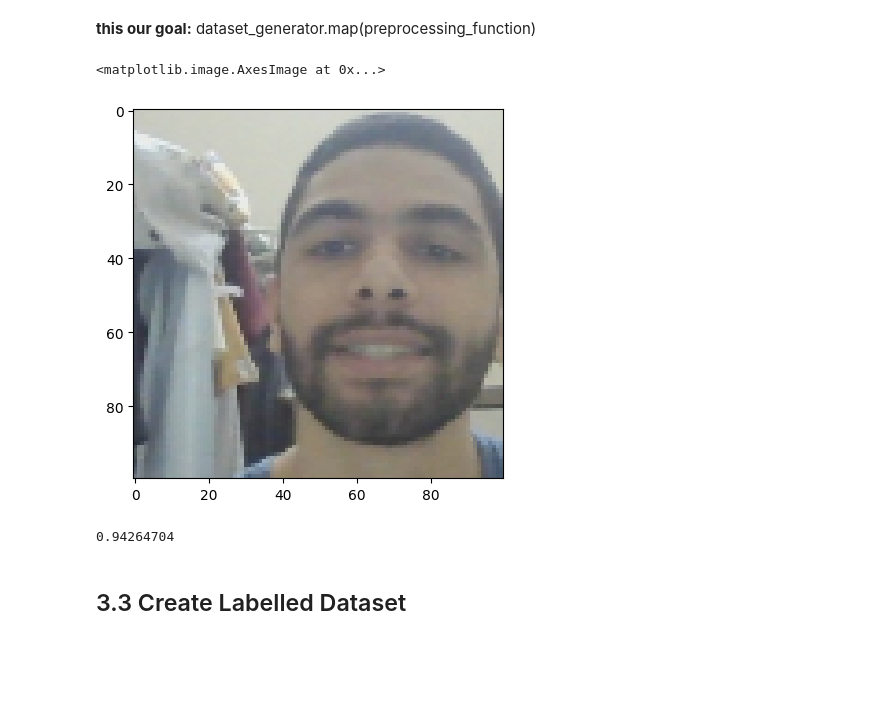
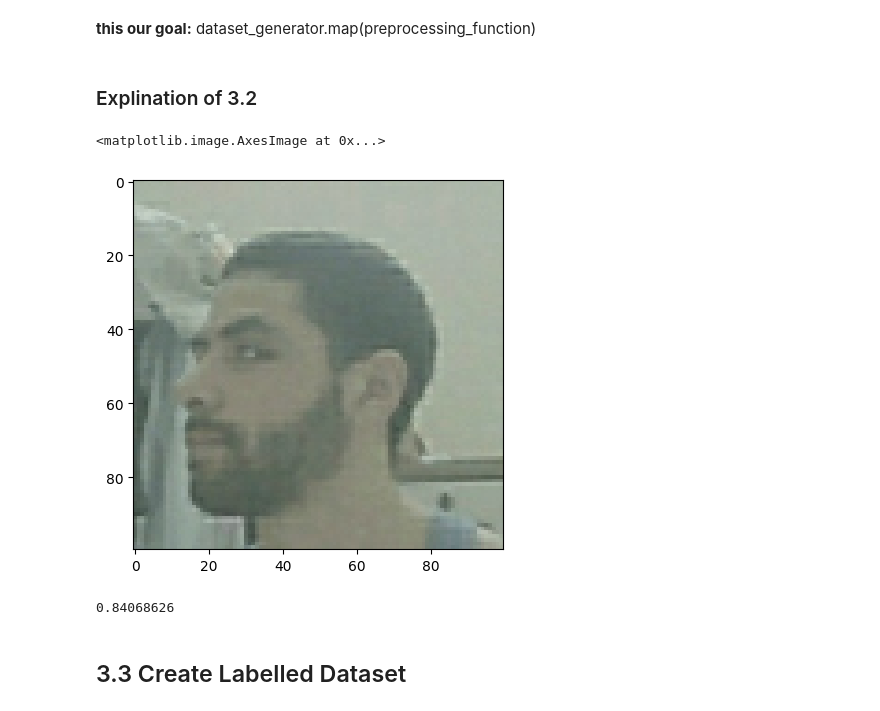
Before and after one commit to A7medAbdien/faceRec, a Jupyter notebook: faceRec.ipynb, the cells around one changed output. Drawn from its saved outputs; the diff is of its cells as text; code cells hidden in the pictures; blank space fills up the shorter version.

```diff
--- a/faceRec.ipynb
+++ b/faceRec.ipynb
@@ -253,16 +289,19 @@ def preprocess(file_path):
     # 2. Scale image to be between 0 and 1
     img /= 255.0
     return img
+# %% [markdown]
+### Explination of 3.2
 # %%
-img = preprocess('data\\anchoer\\677c2477-3bb4-11ed-9313-7c8ae18b9df3.jpg')
+
+img = preprocess('data\\anchoer\\88a22e88-471e-11ed-a462-7c8ae18b9df3.jpg')
 plt.imshow(img)
 # %% [output]
 <matplotlib.image.AxesImage at 0x...>
-[figure, old version]
+[figure, new version]
 # %%
 img.numpy().max()
 # %% [output]
-0.94264704
+0.84068626
 # %% [markdown]
 ## 3.3 Create Labelled Dataset
 # %% [markdown]
```
Also changed, not shown: parts of 62 cells of this notebook.
